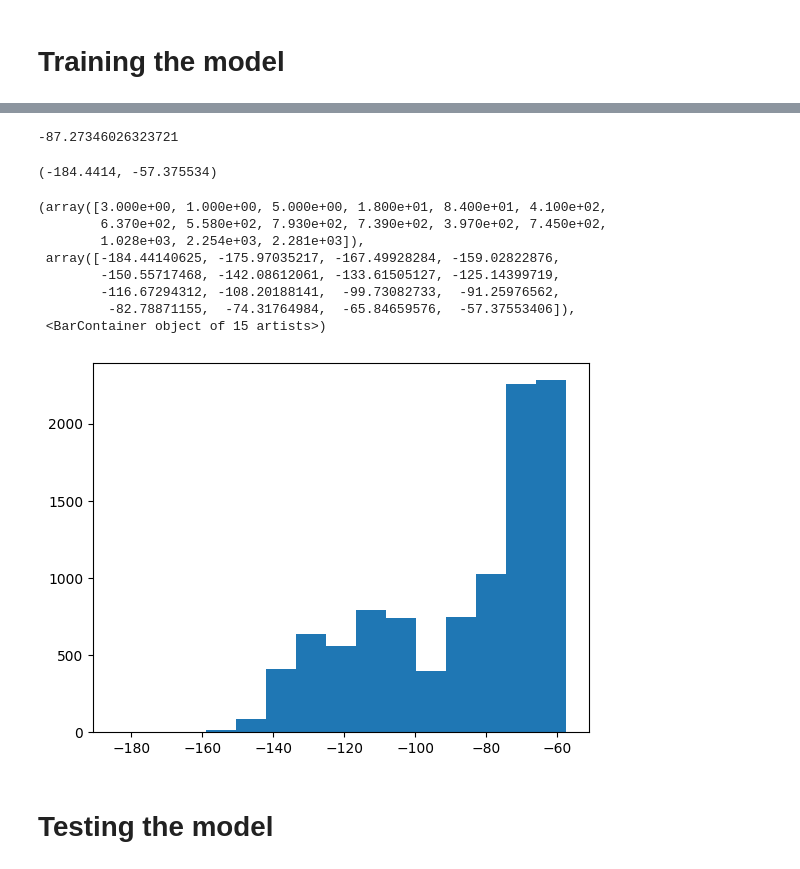
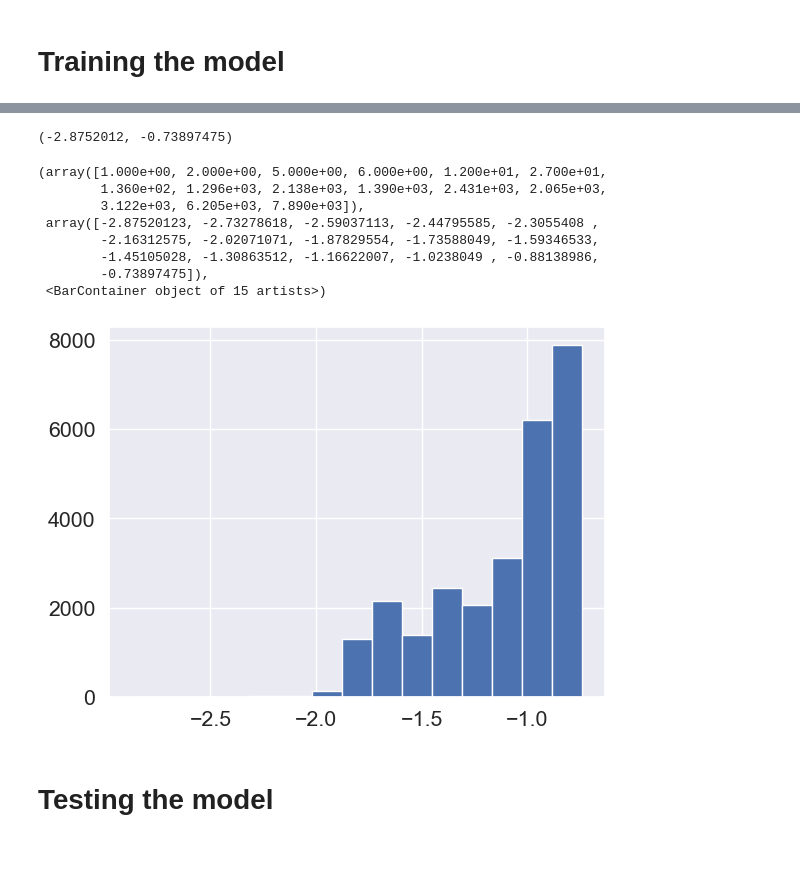
Before and after one commit to malabi3393/tRNA_Binary_Classifier, a Jupyter notebook: program.ipynb, the cells around one changed output, grey strips where cells are left out. Saved outputs shown, nothing was run; the diff lists cells and outputs as text; code cells hidden in the pictures.

```diff
--- a/program.ipynb
+++ b/program.ipynb
@@ -51,3 +47,5 @@ while('' in trnas):  #remove empty sequences
+# %%
+trnas = [s for s in trnas if len(s) <= 100]
 # %%
 maximum = max(len(s) for s in trnas)
 # %%
@@ -122,12 +145,16 @@ P[0][stoi['N']].item()
 # %% [markdown]
 # Training the model
+# %%
+def seq_probs(sequences):
+    probs = []
+    for seq in sequences:
+        m = 0.0
+        for row, base in enumerate(seq):
+            col = stoi[base]
+            m += torch.log(P[row][col])
+        num_events = len(seq)
+        probs.append(m/num_events)
+    return probs
+#https://cs.stackexchange.com/questions/77135/why-is-adding-log-probabilities-faster-than-multiplying-probabilities
 # %%
-trna_avgs = []
-for seq in trnas:
-    m = 0.0
-    for row, base in enumerate(seq):
-        col = stoi[base]
-        m += torch.log(P[row][col])
-    trna_avgs.append(m)
-
-#https://cs.stackexchange.com/questions/77135/why-is-adding-log-probabilities-faster-than-multiplying-probabilities
+trna_probs = seq_probs(trnas)
@@ -154,6 +161,6 @@ trna_avgs
 # %%
-t = torch.stack(trna_avgs).numpy()
-sum = reduce(lambda x, y: x + y, t)
+trna_probs_list = torch.stack(trna_probs).numpy()
+sum = reduce(lambda x, y: x + y, trna_probs_list)
 # %%
 sum
 # %% [output]
@@ -161,8 +168,6 @@ sum
 # %%
-sum/len(trna_avgs) #the mean average
+trna_average = sum/len(trna_probs) #the mean probability
-# %% [output]
--87.27346026323721
 # %%
-min(t), max(t)
+min(trna_probs_list), max(trna_probs_list)
 # %% [output]
-(-184.4414, -57.375534)
+(-2.8752012, -0.73897475)
@@ -169,15 +182,15 @@ min(t), max(t)
 # %%
-plt.hist(t, bins = 15)
+plt.hist(trna_probs_list, bins = 15)
 # %% [output]
-(array([3.000e+00, 1.000e+00, 5.000e+00, 1.800e+01, 8.400e+01, 4.100e+02,
-        6.370e+02, 5.580e+02, 7.930e+02, 7.390e+02, 3.970e+02, 7.450e+02,
-        1.028e+03, 2.254e+03, 2.281e+03]),
- array([-184.44140625, -175.97035217, -167.49928284, -159.02822876,
-        -150.55717468, -142.08612061, -133.61505127, -125.14399719,
-        -116.67294312, -108.20188141,  -99.73082733,  -91.25976562,
-         -82.78871155,  -74.31764984,  -65.84659576,  -57.37553406]),
+(array([1.000e+00, 2.000e+00, 5.000e+00, 6.000e+00, 1.200e+01, 2.700e+01,
+        1.360e+02, 1.296e+03, 2.138e+03, 1.390e+03, 2.431e+03, 2.065e+03,
+        3.122e+03, 6.205e+03, 7.890e+03]),
+ array([-2.87520123, -2.73278618, -2.59037113, -2.44795585, -2.3055408 ,
+        -2.16312575, -2.02071071, -1.87829554, -1.73588049, -1.59346533,
+        -1.45105028, -1.30863512, -1.16622007, -1.0238049 , -0.88138986,
+        -0.73897475]),
  <BarContainer object of 15 artists>)
-[figure, old version]
+[figure, new version]
 # %% [markdown]
 # Testing the model
 # %% [markdown]
```
Also changed, not shown: parts of 40 cells of this notebook.
